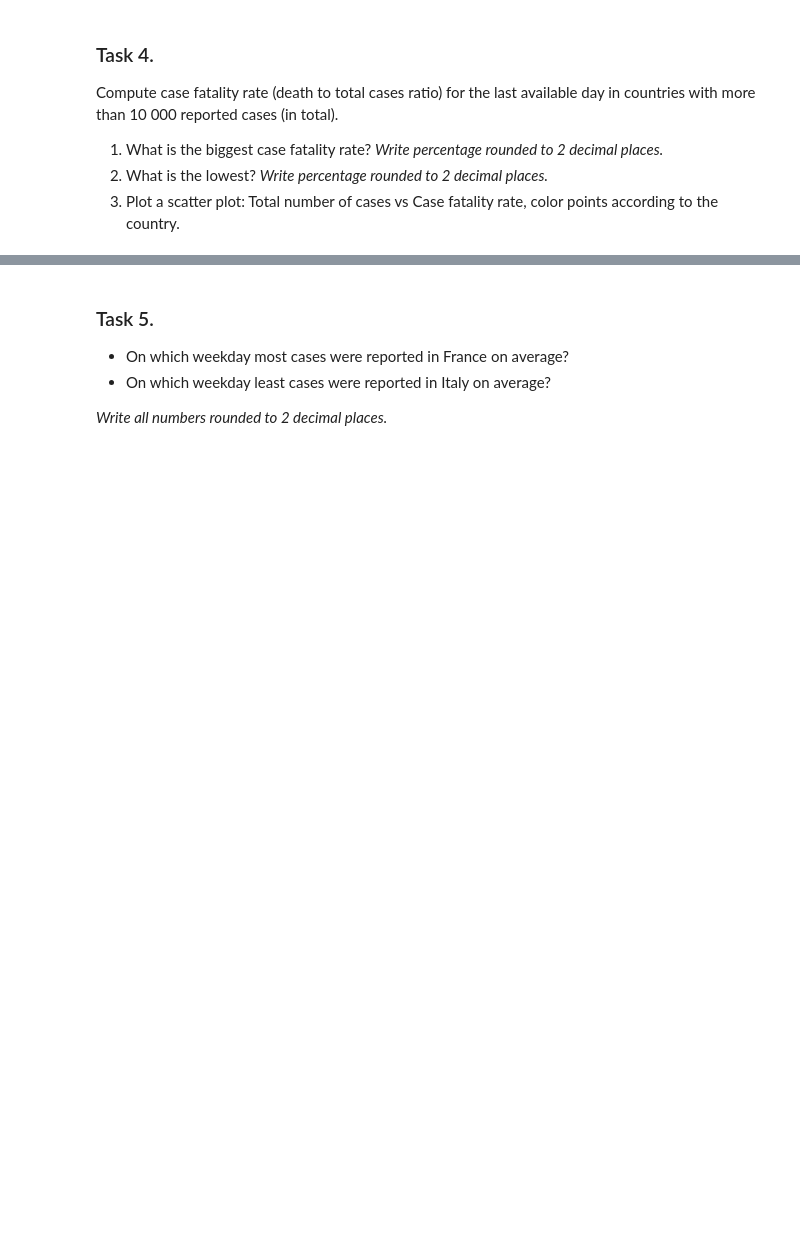
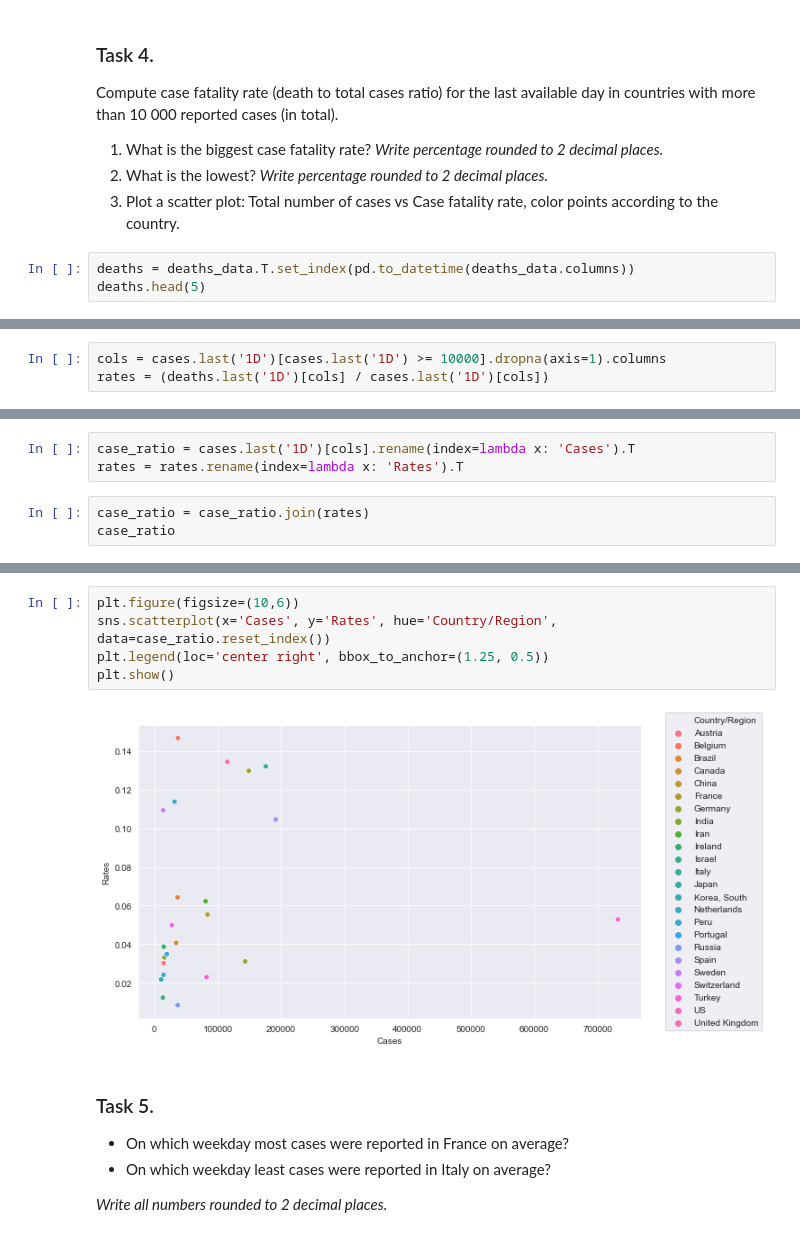
Before and after one commit to Mist3r-R/hse-sse-ds-business-2020, a Jupyter notebook: HA_1.ipynb, the cells around one changed output, grey strips where cells are left out. Cells and saved outputs as stored; diff of their text form; blank space fills up the shorter version.

```diff
--- a/HA_1.ipynb
+++ b/HA_1.ipynb
@@ -157,3 +158,6 @@ Compute case fatality rate (death to total cases ratio) for the last available d
 1.  What is the biggest case fatality rate? _Write percentage rounded to 2 decimal places._
 2.  What is the lowest? _Write percentage rounded to 2 decimal places._
 3.  Plot a scatter plot: Total number of cases vs Case fatality rate, color points according to the country.
+# %%
+deaths = deaths_data.T.set_index(pd.to_datetime(deaths_data.columns))
+deaths.head(5)
@@ -159,0 +172,3 @@ Compute case fatality rate (death to total cases ratio) for the last available d
+# %%
+cols = cases.last('1D')[cases.last('1D') >= 10000].dropna(axis=1).columns
+rates = (deaths.last('1D')[cols] / cases.last('1D')[cols])
@@ -159,0 +185,6 @@ Compute case fatality rate (death to total cases ratio) for the last available d
+# %%
+case_ratio = cases.last('1D')[cols].rename(index=lambda x: 'Cases').T
+rates = rates.rename(index=lambda x: 'Rates').T
+# %%
+case_ratio = case_ratio.join(rates)
+case_ratio
@@ -160,3 +210,10 @@ Compute case fatality rate (death to total cases ratio) for the last available d
+# %%
+plt.figure(figsize=(10,6))
+sns.scatterplot(x='Cases', y='Rates', hue='Country/Region', data=case_ratio.reset_index())
+plt.legend(loc='center right', bbox_to_anchor=(1.25, 0.5))
+plt.show()
+# %% [output]
+[figure, added]
 # %% [markdown]
 ### Task 5.
 - On which weekday most cases were reported in France on average?
```
Also changed, not shown: parts of 5 cells of this notebook.
